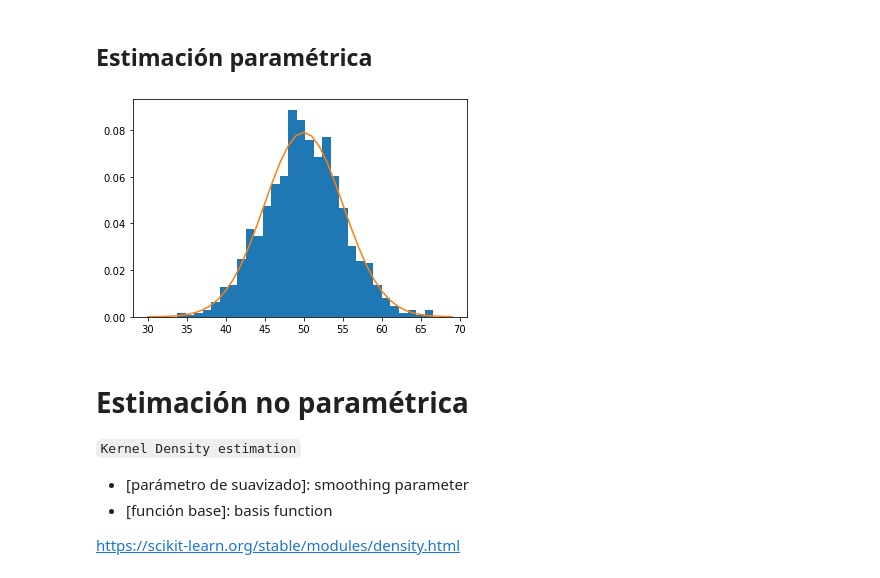
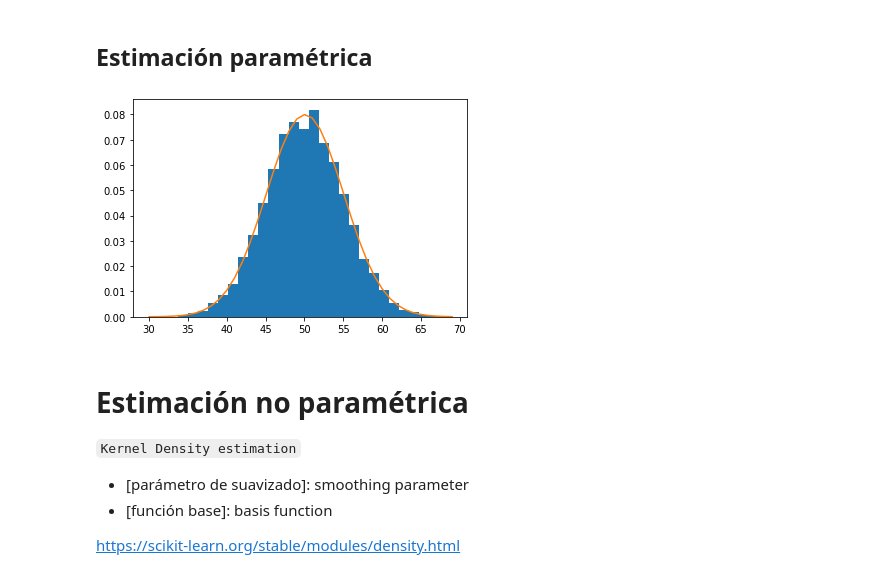
Before and after one commit to Jairo852016/Probabilidad, a Jupyter notebook: Estimacion_densidad_probabilidad.ipynb, the cells around one changed output. Saved outputs shown, nothing was run; the diff lists cells and outputs as text; code cells hidden in the pictures.

```diff
--- a/Estimacion_densidad_probabilidad.ipynb
+++ b/Estimacion_densidad_probabilidad.ipynb
@@ -12,17 +12,17 @@ pyplot.show()
 # %% [markdown]
 ## Estimación paramétrica
 # %%
-sample = normal(loc=50, scale=5, size=1000) # mu = 50, sigma = 5
+sample = normal(loc=50, scale=5, size=10000) # mu = 50, sigma = 5
 mu = sample.mean()
 sigma = sample.std()
 dist = norm(mu, sigma)
 values = [value for value in range(30, 70)]
 probabilities = [dist.pdf(value) for value in values]
 pyplot.hist(sample, bins=30, density=True)
 pyplot.plot(values, probabilities)
 pyplot.show()
 # %% [output]
-[figure, old version]
+[figure, new version]
 # %% [markdown]
 # Estimación no paramétrica
 
```
Also changed, not shown: 2 other files.
